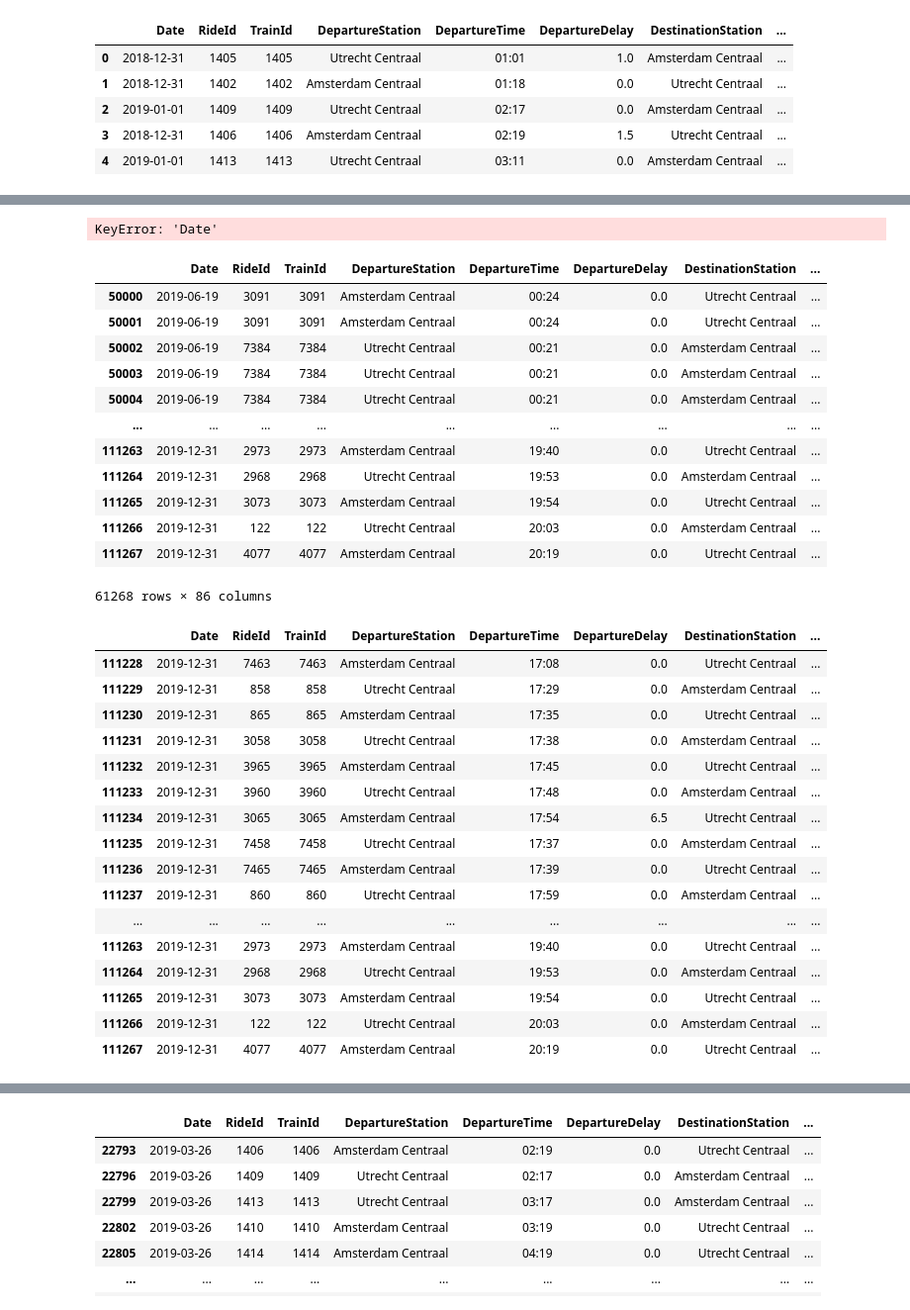
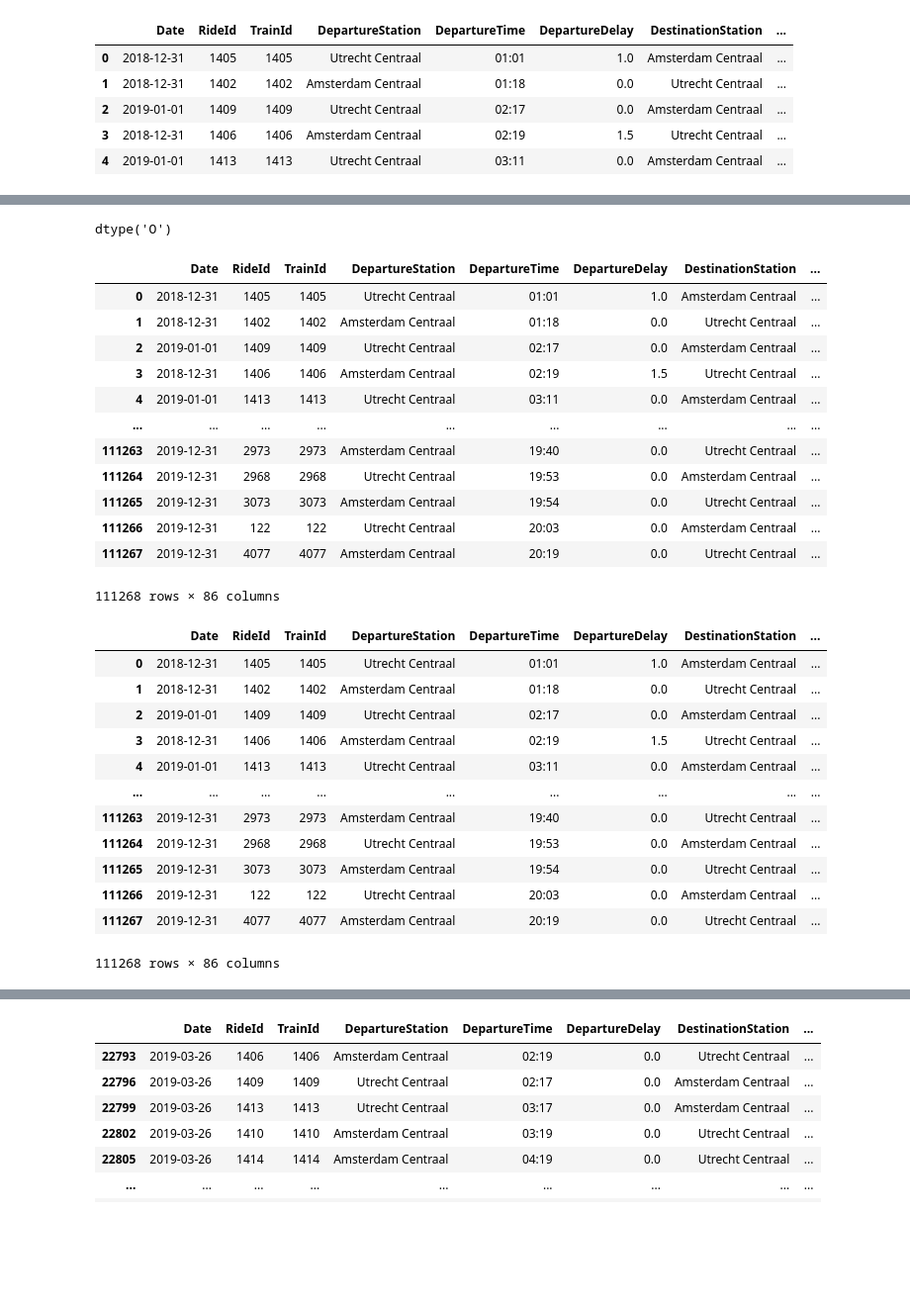
Before and after one commit to BondarencoM/DestinationStation, a Jupyter notebook: provisioning/Data_merge.ipynb, the cells around one changed output, grey strips where cells are left out. Shown at 99% size. Saved outputs shown, nothing was run; the diff lists cells and outputs as text; code cells hidden in the pictures; blank space fills up the shorter version.

```diff
--- a/provisioning/Data_merge.ipynb
+++ b/provisioning/Data_merge.ipynb
@@ -366,49 +366,45 @@ df_disruptions.head()
 | 144 | 25380 | Breukelen-Utrecht-Veenendaal | Amsterdam Centraal - Utrecht Cent... | 136,137 | Breukelen,Maarssen,Utrecht Centra... | BKL, MAS, UT, UTZL | gladde sporen | slippery railway tracks | ... |
 | 155 | 25391 | Breukelen-Utrecht-Veenendaal | Amsterdam Centraal - Utrecht Cent... | 136,137 | Breukelen,Maarssen,Utrecht Centra... | BKL, MAS, UT, UTZL | gladde sporen | slippery railway tracks | ... |
 # %%
-df_disruptions['Date'].dtypes
+df_disruptions['DisruptionKey'].dtypes
 # %% [output]
-KeyError: 'Date'
+dtype('O')
 # %%
 df_temp = pd.merge(df, df_disruptions, on='DisruptionKey', how='left')
 # %%
-df_temp[50000:550000]
+df_temp
 # %% [output]
 |  | Date | RideId | TrainId | DepartureStation | DepartureTime | DepartureDelay | DestinationStation | ... |
-| 50000 | 2019-06-19 | 3091 | 3091 | Amsterdam Centraal | 00:24 | 0.0 | Utrecht Centraal | ... |
-| 50001 | 2019-06-19 | 3091 | 3091 | Amsterdam Centraal | 00:24 | 0.0 | Utrecht Centraal | ... |
-| 50002 | 2019-06-19 | 7384 | 7384 | Utrecht Centraal | 00:21 | 0.0 | Amsterdam Centraal | ... |
-| 50003 | 2019-06-19 | 7384 | 7384 | Utrecht Centraal | 00:21 | 0.0 | Amsterdam Centraal | ... |
-| 50004 | 2019-06-19 | 7384 | 7384 | Utrecht Centraal | 00:21 | 0.0 | Amsterdam Centraal | ... |
+| 0 | 2018-12-31 | 1405 | 1405 | Utrecht Centraal | 01:01 | 1.0 | Amsterdam Centraal | ... |
+| 1 | 2018-12-31 | 1402 | 1402 | Amsterdam Centraal | 01:18 | 0.0 | Utrecht Centraal | ... |
+| 2 | 2019-01-01 | 1409 | 1409 | Utrecht Centraal | 02:17 | 0.0 | Amsterdam Centraal | ... |
+| 3 | 2018-12-31 | 1406 | 1406 | Amsterdam Centraal | 02:19 | 1.5 | Utrecht Centraal | ... |
+| 4 | 2019-01-01 | 1413 | 1413 | Utrecht Centraal | 03:11 | 0.0 | Amsterdam Centraal | ... |
 | ... | ... | ... | ... | ... | ... | ... | ... | ... |
 | 111263 | 2019-12-31 | 2973 | 2973 | Amsterdam Centraal | 19:40 | 0.0 | Utrecht Centraal | ... |
 | 111264 | 2019-12-31 | 2968 | 2968 | Utrecht Centraal | 19:53 | 0.0 | Amsterdam Centraal | ... |
 | 111265 | 2019-12-31 | 3073 | 3073 | Amsterdam Centraal | 19:54 | 0.0 | Utrecht Centraal | ... |
 | 111266 | 2019-12-31 | 122 | 122 | Utrecht Centraal | 20:03 | 0.0 | Amsterdam Centraal | ... |
 | 111267 | 2019-12-31 | 4077 | 4077 | Amsterdam Centraal | 20:19 | 0.0 | Utrecht Centraal | ... |
-61268 rows × 86 columns
+111268 rows × 86 columns
 # %%
 df = df_temp
 # %%
-df.tail(40)
+df
 # %% [output]
 |  | Date | RideId | TrainId | DepartureStation | DepartureTime | DepartureDelay | DestinationStation | ... |
-| 111228 | 2019-12-31 | 7463 | 7463 | Amsterdam Centraal | 17:08 | 0.0 | Utrecht Centraal | ... |
-| 111229 | 2019-12-31 | 858 | 858 | Utrecht Centraal | 17:29 | 0.0 | Amsterdam Centraal | ... |
-| 111230 | 2019-12-31 | 865 | 865 | Amsterdam Centraal | 17:35 | 0.0 | Utrecht Centraal | ... |
-| 111231 | 2019-12-31 | 3058 | 3058 | Utrecht Centraal | 17:38 | 0.0 | Amsterdam Centraal | ... |
-| 111232 | 2019-12-31 | 3965 | 3965 | Amsterdam Centraal | 17:45 | 0.0 | Utrecht Centraal | ... |
-| 111233 | 2019-12-31 | 3960 | 3960 | Utrecht Centraal | 17:48 | 0.0 | Amsterdam Centraal | ... |
-| 111234 | 2019-12-31 | 3065 | 3065 | Amsterdam Centraal | 17:54 | 6.5 | Utrecht Centraal | ... |
-| 111235 | 2019-12-31 | 7458 | 7458 | Utrecht Centraal | 17:37 | 0.0 | Amsterdam Centraal | ... |
-| 111236 | 2019-12-31 | 7465 | 7465 | Amsterdam Centraal | 17:39 | 0.0 | Utrecht Centraal | ... |
-| 111237 | 2019-12-31 | 860 | 860 | Utrecht Centraal | 17:59 | 0.0 | Amsterdam Centraal | ... |
+| 0 | 2018-12-31 | 1405 | 1405 | Utrecht Centraal | 01:01 | 1.0 | Amsterdam Centraal | ... |
+| 1 | 2018-12-31 | 1402 | 1402 | Amsterdam Centraal | 01:18 | 0.0 | Utrecht Centraal | ... |
+| 2 | 2019-01-01 | 1409 | 1409 | Utrecht Centraal | 02:17 | 0.0 | Amsterdam Centraal | ... |
+| 3 | 2018-12-31 | 1406 | 1406 | Amsterdam Centraal | 02:19 | 1.5 | Utrecht Centraal | ... |
+| 4 | 2019-01-01 | 1413 | 1413 | Utrecht Centraal | 03:11 | 0.0 | Amsterdam Centraal | ... |
 | ... | ... | ... | ... | ... | ... | ... | ... | ... |
 | 111263 | 2019-12-31 | 2973 | 2973 | Amsterdam Centraal | 19:40 | 0.0 | Utrecht Centraal | ... |
 | 111264 | 2019-12-31 | 2968 | 2968 | Utrecht Centraal | 19:53 | 0.0 | Amsterdam Centraal | ... |
 | 111265 | 2019-12-31 | 3073 | 3073 | Amsterdam Centraal | 19:54 | 0.0 | Utrecht Centraal | ... |
 | 111266 | 2019-12-31 | 122 | 122 | Utrecht Centraal | 20:03 | 0.0 | Amsterdam Centraal | ... |
 | 111267 | 2019-12-31 | 4077 | 4077 | Amsterdam Centraal | 20:19 | 0.0 | Utrecht Centraal | ... |
+111268 rows × 86 columns
 # %%
 df_disruptions.loc[df_disruptions.duplicated('Date')].sort_values('Date', ascending=True)
 # %% [output]
```
Also changed, not shown: parts of 3 cells of this notebook, 1 other file.
